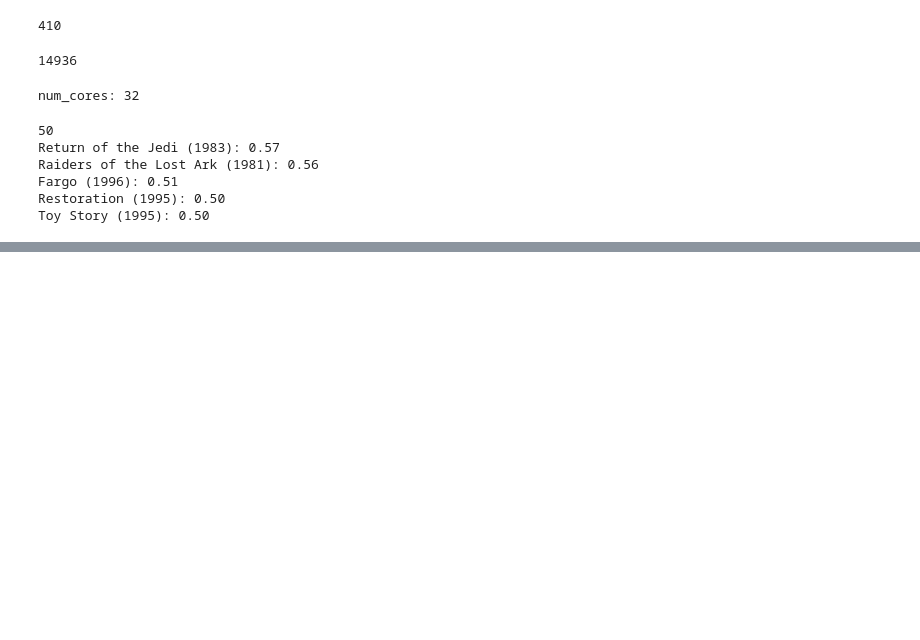
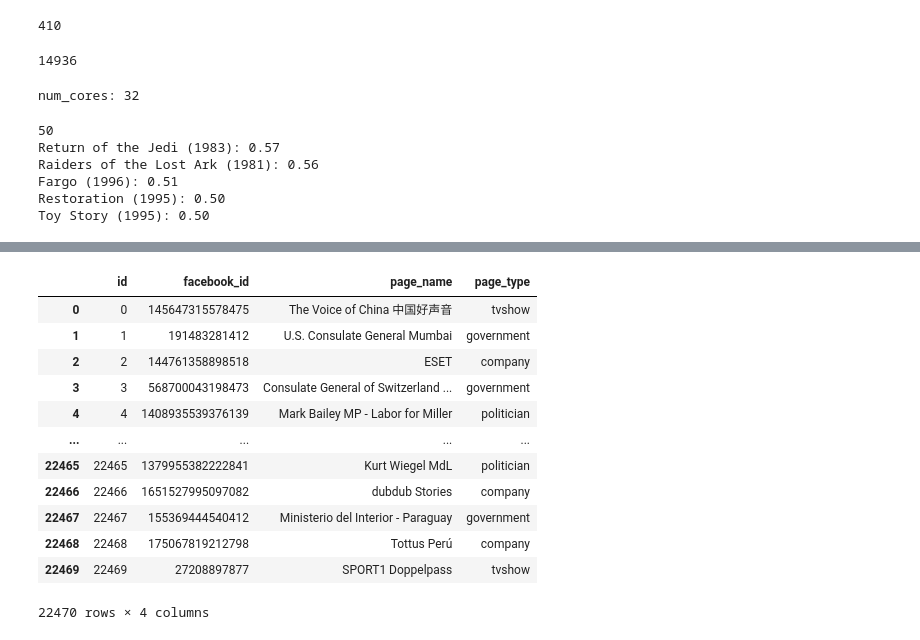
Before and after one commit to difersalest/GNN_Practice, a Jupyter notebook: testing_graphs.ipynb, the cells around one changed output, grey strips where cells are left out. Drawn from its saved outputs; the diff is of its cells as text; code cells hidden in the pictures; blank space fills up the shorter version.

```diff
--- a/testing_graphs.ipynb
+++ b/testing_graphs.ipynb
@@ -548,0 +636,17 @@ Toy Story (1995): 0.50
+# %%
+fb_p2p_target = pd.read_csv("FacebookPagePage/musae_facebook_target.csv")
+fb_p2p_target
+# %% [output]
+|  | id | facebook_id | page_name | page_type |
+| 0 | 0 | 145647315578475 | The Voice of China 中国好声音 | tvshow |
+| 1 | 1 | 191483281412 | U.S. Consulate General Mumbai | government |
+| 2 | 2 | 144761358898518 | ESET | company |
+| 3 | 3 | 568700043198473 | Consulate General of Switzerland ... | government |
+| 4 | 4 | 1408935539376139 | Mark Bailey MP - Labor for Miller | politician |
+| ... | ... | ... | ... | ... |
+| 22465 | 22465 | 1379955382222841 | Kurt Wiegel MdL | politician |
+| 22466 | 22466 | 1651527995097082 | dubdub Stories | company |
+| 22467 | 22467 | 155369444540412 | Ministerio del Interior - Paraguay | government |
+| 22468 | 22468 | 175067819212798 | Tottus Perú | company |
+| 22469 | 22469 | 27208897877 | SPORT1 Doppelpass | tvshow |
+22470 rows × 4 columns
```
Also changed, not shown: parts of 53 cells of this notebook, 3 other files.
